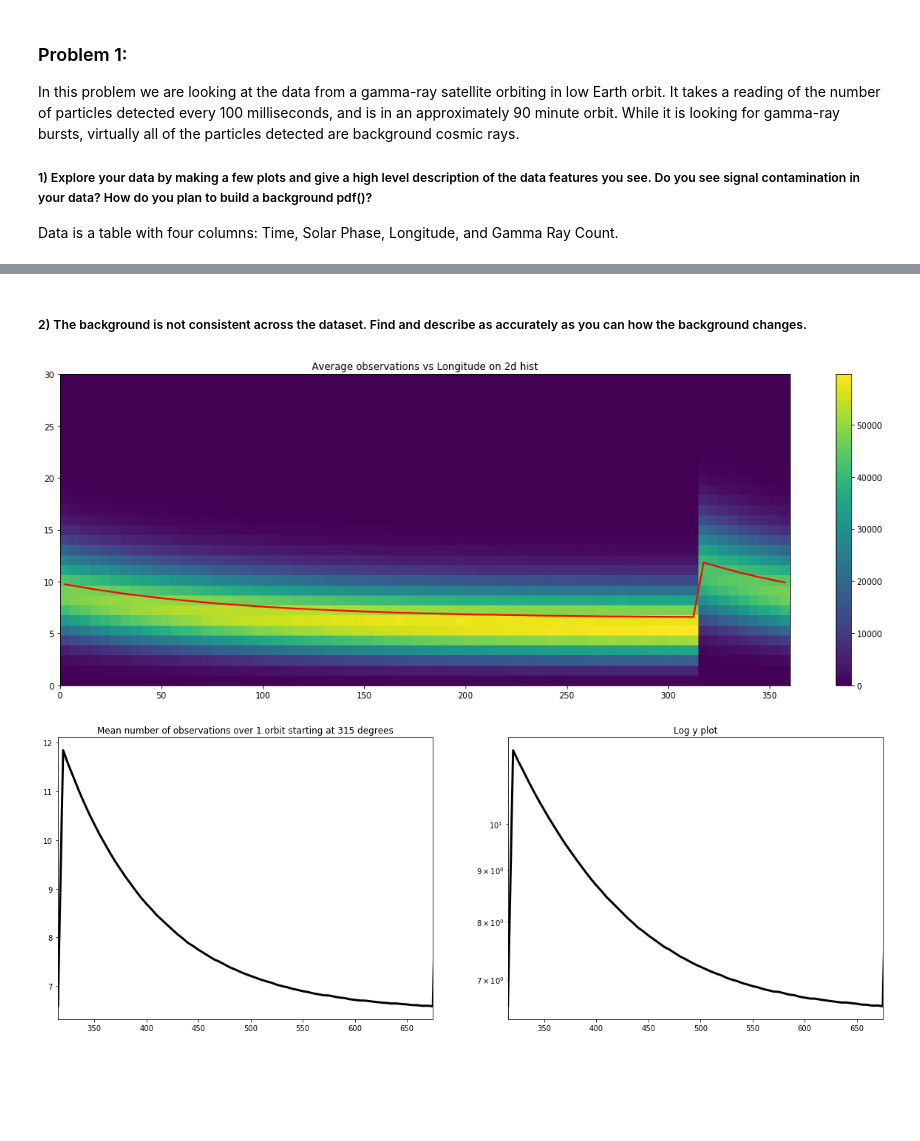
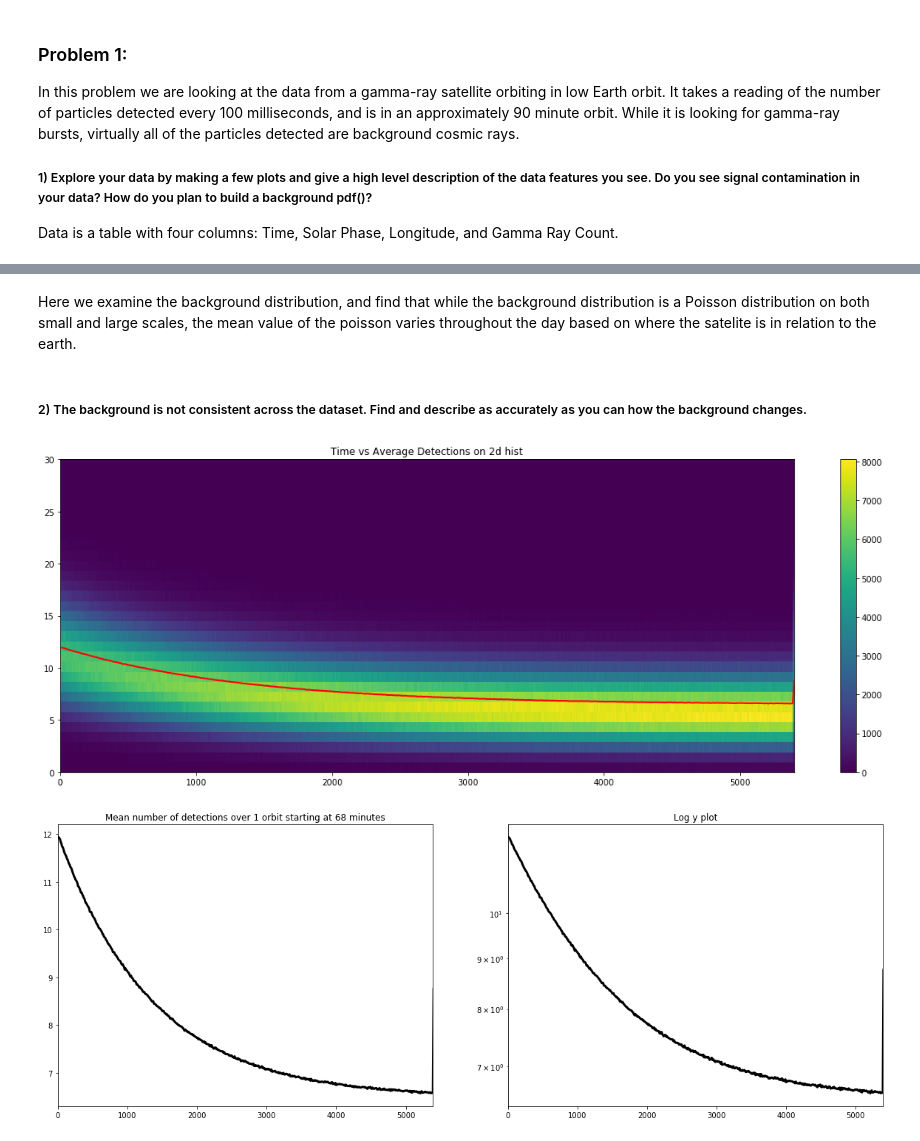
Before and after one commit to chkboris/Physics-434, a Jupyter notebook: Lab-4.ipynb, the cells around one changed output, grey strips where cells are left out. Saved outputs shown, nothing was run; the diff lists cells and outputs as text; code cells hidden in the pictures; blank space fills up the shorter version.

```diff
--- a/Lab-4.ipynb
+++ b/Lab-4.ipynb
@@ -8,7 +8,7 @@ from scipy import stats
 import h5py
 
 #this sets the size of the plot to something useful
-plt.rcParams["figure.figsize"] = (20,15)
+plt.rcParams["figure.figsize"] = (20,14)
 # %% [markdown]
 # Lab 4: Working with 'real' data
 # %%
@@ -72,0 +31,6 @@ Here we examine the background distribution, and find that our background is a p
+# %%
+step = 1
+t = data[0][::step] #Reducing the number of data points for the sake of runtime efficiency.
+phase = data[1][::step]
+longitude = data[2][::step]
+y = data[3][::step]
@@ -73,28 +81,35 @@ Here we examine the background distribution, and find that our background is a p
+# %% [markdown]
+Here we examine the background distribution, and find that while the background distribution is a Poisson distribution on both small and large scales, the mean value of the poisson varies throughout the day based on where the satelite is in relation to the earth.
 # %% [markdown]
 ##### 2) The background is not consistent across the dataset. Find and describe as accurately as you can how the background changes.
 # %%
-dist = plt.hist2d(data[2],data[3], bins=[72,31])
-mean = np.zeros(72)
-for i in range(0,72):
+plt.rcParams["figure.figsize"] = (20,7)
+dist = plt.hist2d((t+1330)%5400,y, bins=[540,31]) #In order to see if there is a clearer relation, we shift our window from 0-90 minutes to 22-112 minutes.
+mean = np.zeros(540)
+
+for i in range(0,540):
     mean[i] = sum(dist[2][1:]*dist[0][i,:]/sum(dist[0][i,:]))
-plt.plot(dist[1][1:]-2.5, mean, linewidth=2, color = 'red')
-plt.title('Average observations vs Longitude on 2d hist')
+
+
+plt.plot(dist[1][1:], mean, linewidth=2, color = 'red')
+plt.title('Time vs Average Detections on 2d hist')
 plt.colorbar()
 plt.show()
 # %% [output]
-[figure, old version]
+[figure, new version]
 # %%
 fig, (plt1,plt2) = plt.subplots(1,2)
 
-plt1.plot(np.append(dist[1][1:], dist[1][1:]+360), np.append(mean,mean), linewidth = 3, color = 'black')
-plt1.title.set_text('Mean number of observations over 1 orbit starting at 315 degrees')
-plt1.set_xlim([315,675])
+plt1.plot(dist[1][1:], mean, linewidth=3,color='black')
+plt1.set_xlim([0,5390])
+plt1.title.set_text('Mean number of detections over 1 orbit starting at 68 minutes')
 
-plt2.plot(np.append(dist[1][1:], dist[1][1:]+360), np.append(mean,mean), linewidth = 3, color = 'black')
+plt2.plot(dist[1][1:], mean, linewidth=3,color='black')
+plt2.set_xlim([0,5390])
+plt2.set_yscale('log')
 plt2.title.set_text('Log y plot')
-plt2.set_yscale('log')
-plt2.set_xlim(315,675)
+
 plt.show()
 # %% [output]
-[figure, old version]
+[figure, new version]
 # %% [markdown]
```
Also changed, not shown: parts of 14 cells of this notebook.
